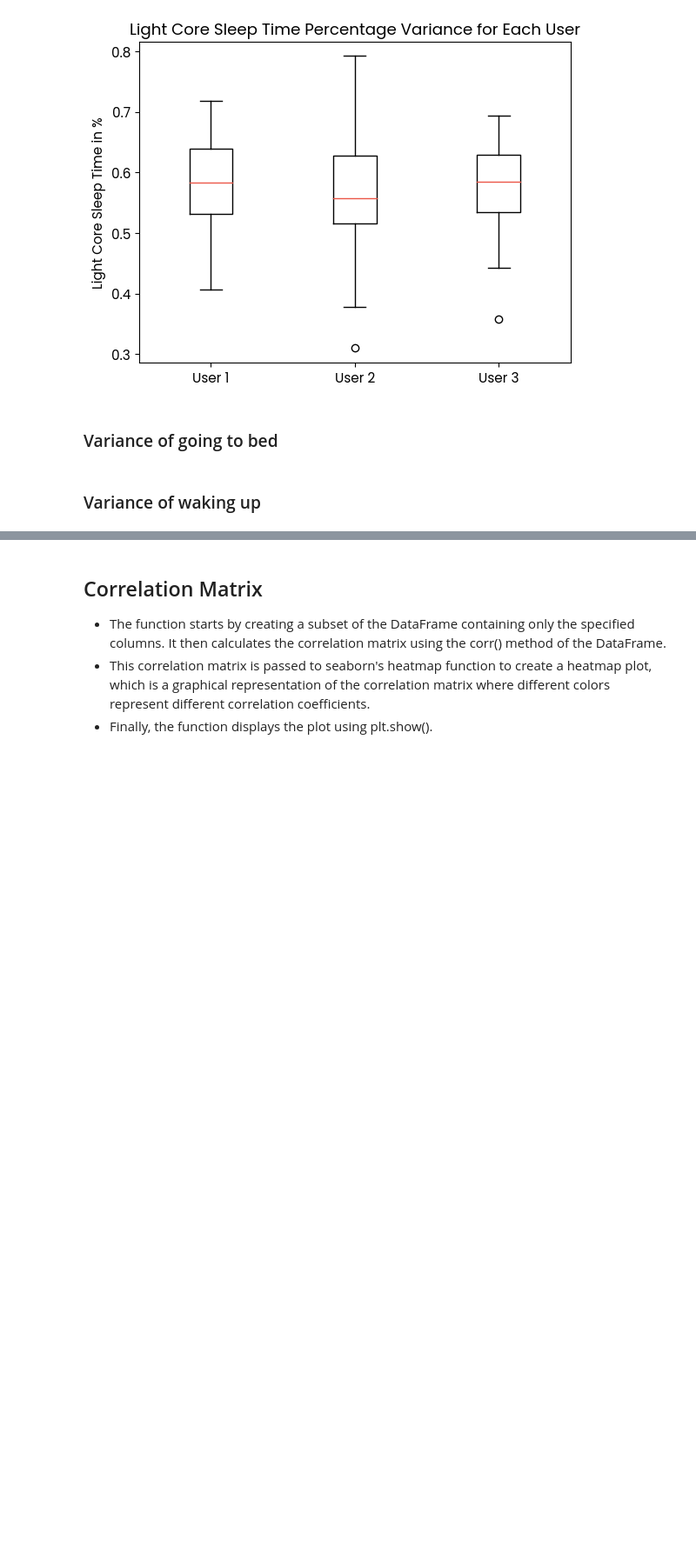
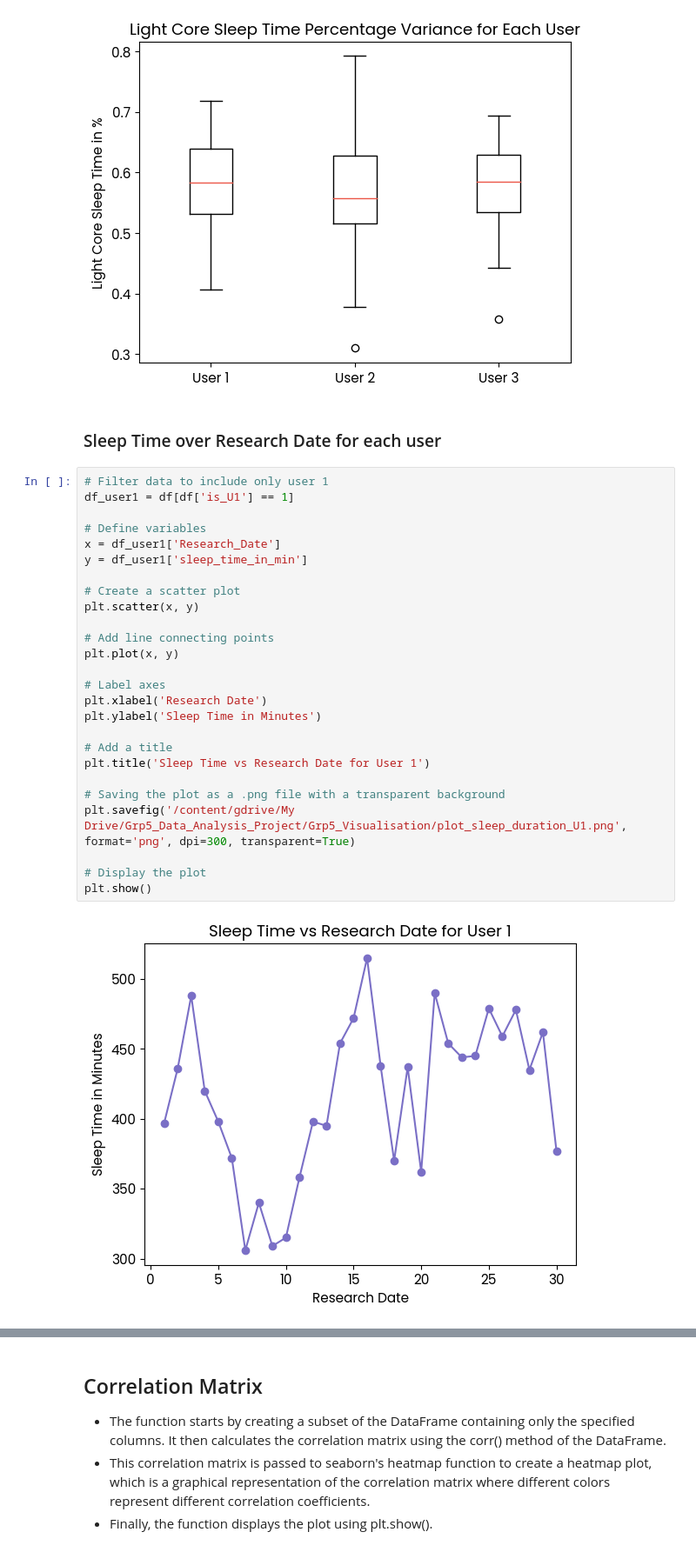
Before and after one commit to WGaitanidis/Grp5_Data_Analysis_Visualisation, a Jupyter notebook: Grp5_Data_Analysis_Sleep_Cognitive_Abilities.ipynb, the cells around one changed output, grey strips where cells are left out. Shown at 87% size. Cells and saved outputs as stored; diff of their text form; blank space fills up the shorter version.

```diff
--- a/Grp5_Data_Analysis_Sleep_Cognitive_Abilities.ipynb
+++ b/Grp5_Data_Analysis_Sleep_Cognitive_Abilities.ipynb
@@ -666,7 +666,33 @@ def plot_light_core_sleep_perc(df):
 plot_light_core_sleep_perc(df)
 # %% [output]
 [figure]
-# %% [markdown]
-### Variance of going to bed
-# %% [markdown]
-### Variance of waking up
+# %% [markdown]
+### Sleep Time over Research Date for each user
+# %%
+# Filter data to include only user 1
+df_user1 = df[df['is_U1'] == 1]
+
+# Define variables
+x = df_user1['Research_Date']
+y = df_user1['sleep_time_in_min']
+
+# Create a scatter plot
+plt.scatter(x, y)
+
+# Add line connecting points
+plt.plot(x, y)
+
+# Label axes
+plt.xlabel('Research Date')
+plt.ylabel('Sleep Time in Minutes')
+
+# Add a title
+plt.title('Sleep Time vs Research Date for User 1')
+
+# Saving the plot as a .png file with a transparent background
+plt.savefig('/content/gdrive/My Drive/Grp5_Data_Analysis_Project/Grp5_Visualisation/plot_sleep_duration_U1.png', format='png', dpi=300, transparent=True)
+
+# Display the plot
+plt.show()
+# %% [output]
+[figure, added]
```
Also changed, not shown: parts of 27 cells of this notebook.
